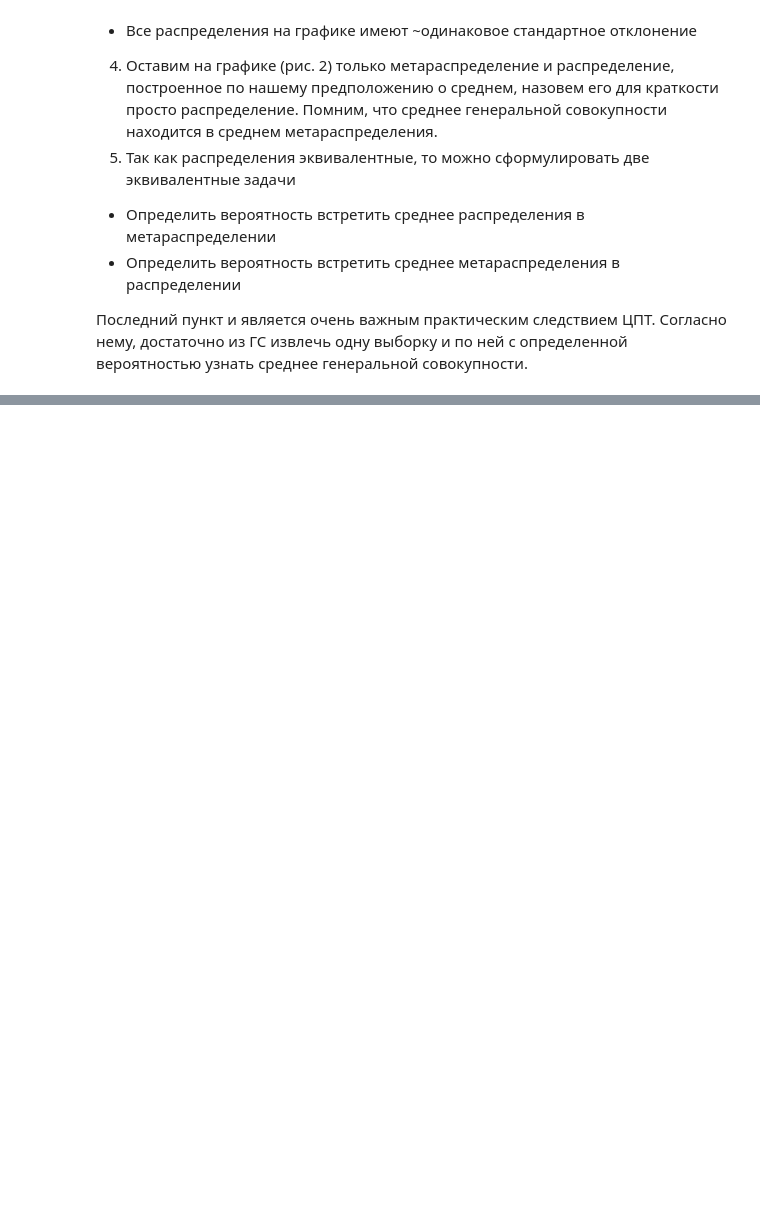
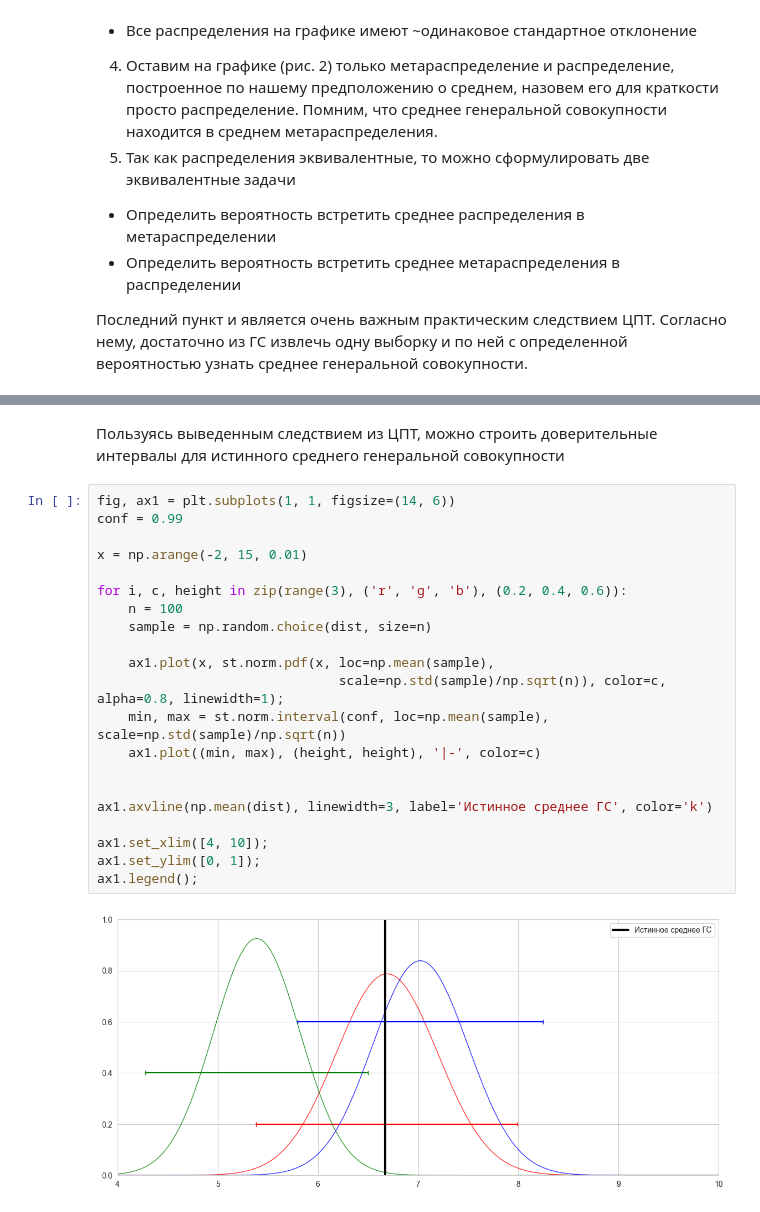
Before and after one commit to zakharkousnetsov/DS_projects, a Jupyter notebook: 00_statistics/statistics.ipynb, the cells around one changed output, grey strips where cells are left out. Cells and saved outputs as stored; diff of their text form; blank space fills up the shorter version.

```diff
--- a/00_statistics/statistics.ipynb
+++ b/00_statistics/statistics.ipynb
@@ -183,0 +183,25 @@ ax2.legend();
+# %% [markdown]
+Пользуясь выведенным следствием из ЦПТ, можно строить доверительные интервалы для истинного среднего генеральной совокупности
+# %%
+fig, ax1 = plt.subplots(1, 1, figsize=(14, 6))
+conf = 0.99
+
+x = np.arange(-2, 15, 0.01)
+
+for i, c, height in zip(range(3), ('r', 'g', 'b'), (0.2, 0.4, 0.6)):
+    n = 100
+    sample = np.random.choice(dist, size=n)
+
+    ax1.plot(x, st.norm.pdf(x, loc=np.mean(sample),
+                               scale=np.std(sample)/np.sqrt(n)), color=c, alpha=0.8, linewidth=1);
+    min, max = st.norm.interval(conf, loc=np.mean(sample), scale=np.std(sample)/np.sqrt(n))
+    ax1.plot((min, max), (height, height), '|-', color=c)
+
+
+ax1.axvline(np.mean(dist), linewidth=3, label='Истинное среднее ГС', color='k')
+
+ax1.set_xlim([4, 10]);
+ax1.set_ylim([0, 1]);
+ax1.legend();
+# %% [output]
+[figure, added]
```
Also changed, not shown: parts of 7 cells of this notebook.
